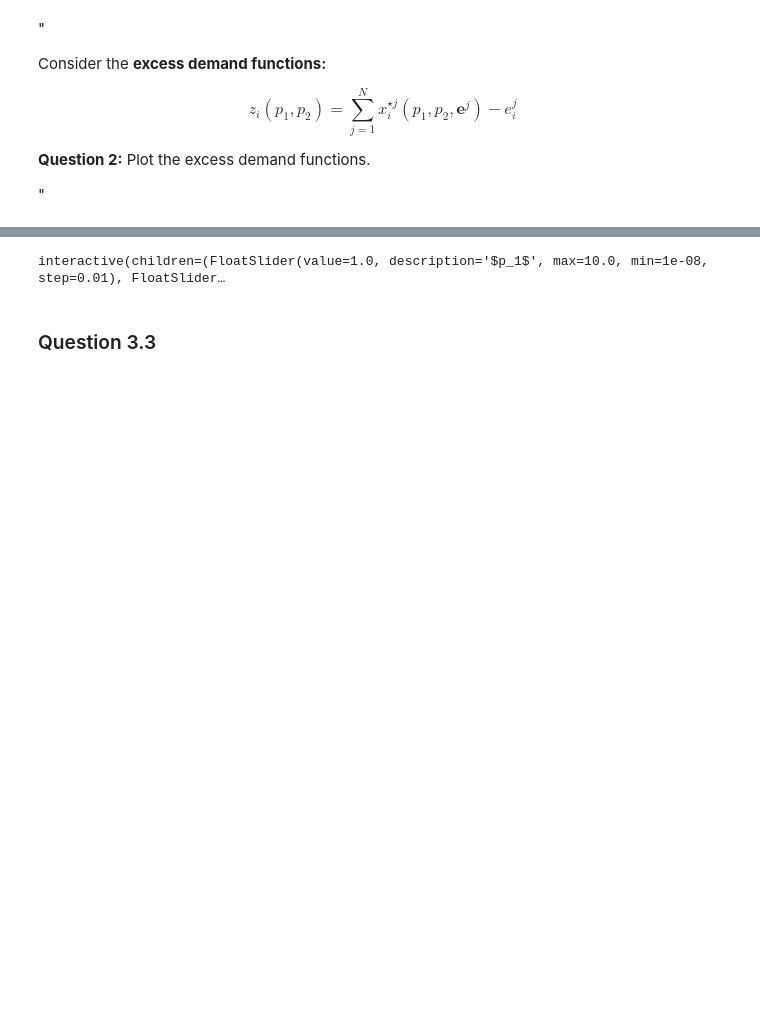
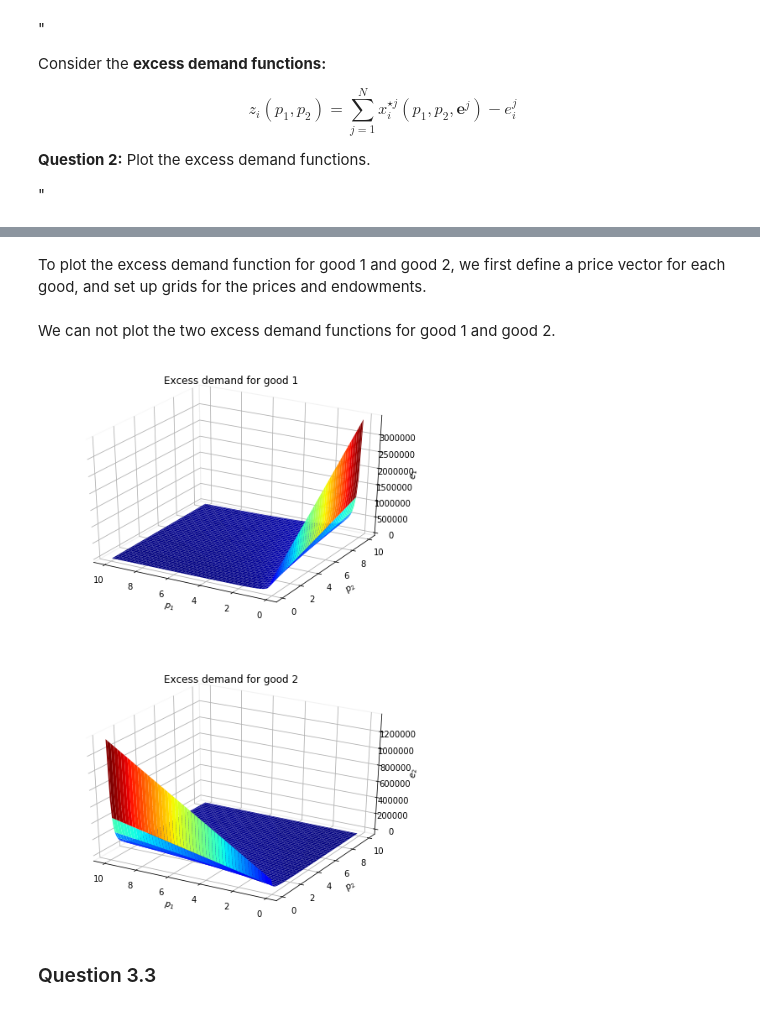
Before and after one commit to NumEconCopenhagen/projects-2019-nx31, a Jupyter notebook: examproject/examproject-T.ipynb, the cells around one changed output, grey strips where cells are left out. Cells and saved outputs as stored; diff of their text form; code cells hidden in the pictures; blank space fills up the shorter version.

```diff
--- a/examproject/examproject-T.ipynb
+++ b/examproject/examproject-T.ipynb
@@ -859,23 +861,47 @@ def excess_demand_good_3_func(betas,p1,p2,e1,e2,e3):
     excess_demand = demand-supply
 
     return excess_demand
-# %%
-def excess_demand_good_1_fig(betas,p1,p2,e1,e2,e3):
-
-    fig = plt.figure(dpi=100)
-    ax = fig.add_subplot(1,1,1)
-    ax.plot(excess_demand_good_1_func(betas,p1,p2,e1,e2,e3))
-
-widgets.interact(excess_demand_good_1_fig,
-                 betas=widgets.fixed(betas),
-                 p1=widgets.FloatSlider(description='$p_1$',min=1e-8,max=10,step=0.01,value=1),
-                 p2=widgets.FloatSlider(description='$p_2$',min=1e-8,max=10,step=0.01,value=1),
-                 e1=widgets.fixed(e1),
-                 e2=widgets.fixed(e2),
-                 e3=widgets.fixed(e3)
-                );
-# %% [output]
-interactive(children=(FloatSlider(value=1.0, description='$p_1$', max=10.0, min=1e-08, step=0.01), FloatSlider…
+# %% [markdown]
+To plot the excess demand function for good 1 and good 2, we first define a price vector for each good, and set up grids for the prices and endowments.
+# %%
+p1_vec = np.linspace(0.1,10,100)
+p2_vec = np.linspace(0.1,10,100)
+e1_grid = np.empty((100,100))
+e2_grid = np.empty((100,100))
+
+p1_grid,p2_grid = np.meshgrid(p1_vec,p2_vec,indexing='ij')
+
+for i,p1 in enumerate(p1_vec):
+    for j,p2 in enumerate(p2_vec):
+        e1_grid[i,j] = excess_demand_good_1_func(betas,p1,p2,e1,e2,e3)
+        e2_grid[i,j] = excess_demand_good_2_func(betas,p1,p2,e1,e2,e3)
+# %% [markdown]
+We can not plot the two excess demand functions for good 1 and good 2.
+# %%
+fig = plt.figure(figsize=(8,12))
+ax = fig.add_subplot(2,1,1,projection='3d')
+cs = ax.plot_surface(p1_grid,p2_grid,e1_grid,cmap=cm.jet)
+ax.invert_xaxis()
+ax.set_xlabel('$p_1$')
+ax.set_ylabel('$p_2$')
+ax.set_zlabel('$e_1$')
+ax.set_title('Excess demand for good 1')
+ax.xaxis.pane.fill = False
+ax.yaxis.pane.fill = False
+ax.zaxis.pane.fill = False
+
+ax1 = fig.add_subplot(2,1,2,projection='3d')
+cs1 = ax1.plot_surface(p1_grid,p2_grid,e2_grid,cmap=cm.jet)
+ax1.invert_xaxis()
+ax1.set_xlabel('$p_1$')
+ax1.set_ylabel('$p_2$')
+ax1.set_zlabel('$e_2$')
+ax1.set_title('Excess demand for good 2')
+ax1.xaxis.pane.fill = False
+ax1.yaxis.pane.fill = False
+ax1.zaxis.pane.fill = False
+# %% [output]
+[figure, added]
 # %% [markdown]
 ### Question 3.3
 # %% [markdown]
```
Also changed, not shown: parts of 5 cells of this notebook, 1 other file.
